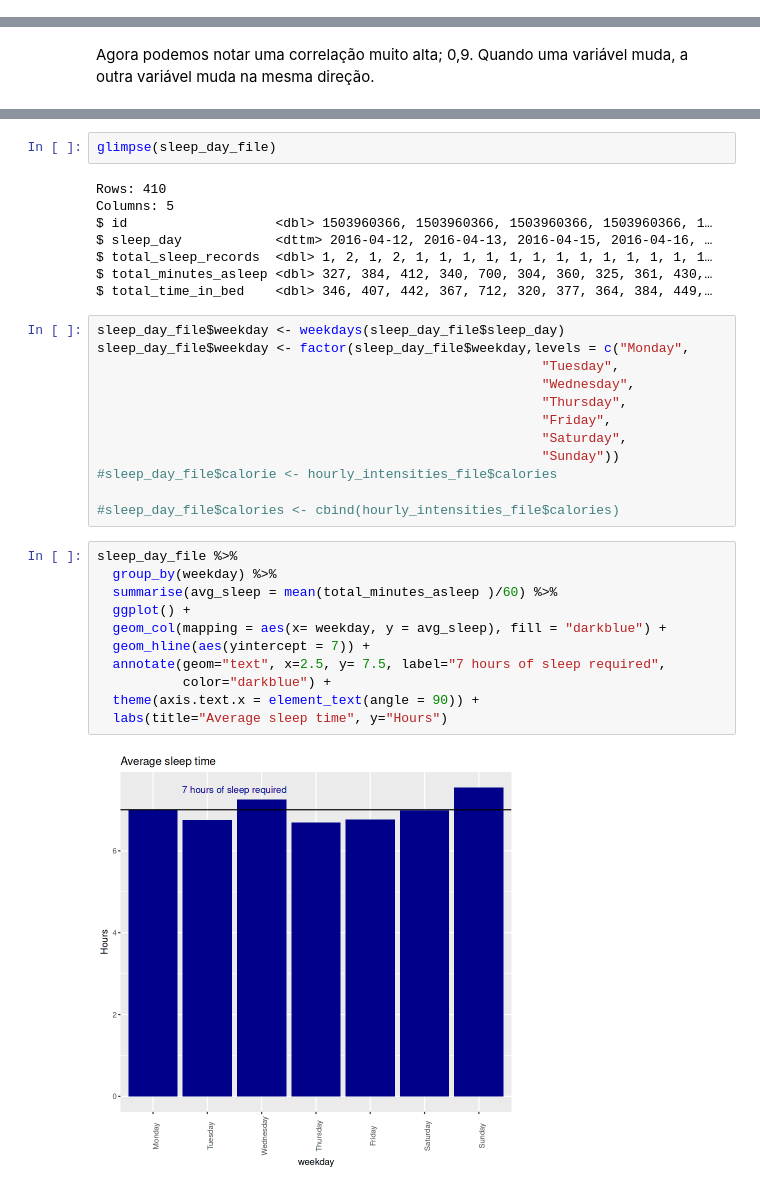
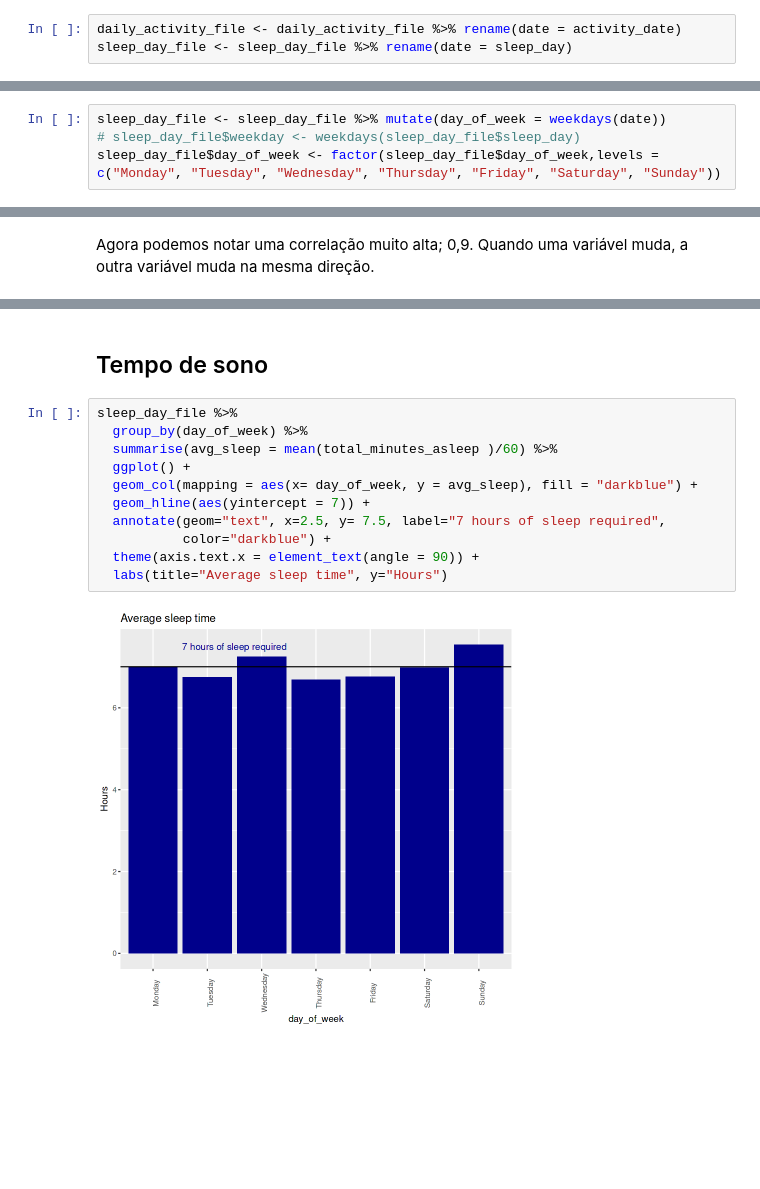
Before and after one commit to ARRETdaniel/22-2E_topicos_Especiais_em_IA_II_Sistemas_Inteligentes, a Jupyter notebook: projectFinal/finalproject-fitbit-fitness-data.ipynb, the cells around one changed output, grey strips where cells are left out. Cells and saved outputs as stored; diff of their text form; blank space fills up the shorter version.

```diff
--- a/projectFinal/finalproject-fitbit-fitness-data.ipynb
+++ b/projectFinal/finalproject-fitbit-fitness-data.ipynb
@@ -295,0 +313,3 @@ Esse processamento é possível a partir da biblioteca ***lubridate*** que nos d
+# %%
+daily_activity_file <- daily_activity_file %>% rename(date = activity_date)
+sleep_day_file <- sleep_day_file %>% rename(date = sleep_day)
@@ -295,0 +358,4 @@ Esse processamento é possível a partir da biblioteca ***lubridate*** que nos d
+# %%
+sleep_day_file <- sleep_day_file %>% mutate(day_of_week = weekdays(date))
+# sleep_day_file$weekday <- weekdays(sleep_day_file$sleep_day)
+sleep_day_file$day_of_week <- factor(sleep_day_file$day_of_week,levels = c("Monday", "Tuesday", "Wednesday", "Thursday", "Friday", "Saturday", "Sunday"))
@@ -501,35 +513,17 @@ Warning message:
-# %%
-glimpse(sleep_day_file)
-# %% [output]
-Rows: 410
-Columns: 5
-$ id                   <dbl> 1503960366, 1503960366, 1503960366, 1503960366, 1…
-$ sleep_day            <dttm> 2016-04-12, 2016-04-13, 2016-04-15, 2016-04-16, …
-$ total_sleep_records  <dbl> 1, 2, 1, 2, 1, 1, 1, 1, 1, 1, 1, 1, 1, 1, 1, 1, 1…
-$ total_minutes_asleep <dbl> 327, 384, 412, 340, 700, 304, 360, 325, 361, 430,…
-$ total_time_in_bed    <dbl> 346, 407, 442, 367, 712, 320, 377, 364, 384, 449,…
-# %%
-sleep_day_file$weekday <- weekdays(sleep_day_file$sleep_day)
-sleep_day_file$weekday <- factor(sleep_day_file$weekday,levels = c("Monday",
-                                                         "Tuesday",
-                                                         "Wednesday",
-                                                         "Thursday",
-                                                         "Friday",
-                                                         "Saturday",
-                                                         "Sunday"))
-#sleep_day_file$calorie <- hourly_intensities_file$calories
-
-#sleep_day_file$calories <- cbind(hourly_intensities_file$calories)
+# %% [markdown]
+<a id="subsection4-five"></a>
+
+## Tempo de sono
 # %%
 sleep_day_file %>%
-  group_by(weekday) %>%
+  group_by(day_of_week) %>%
   summarise(avg_sleep = mean(total_minutes_asleep )/60) %>%
   ggplot() +
-  geom_col(mapping = aes(x= weekday, y = avg_sleep), fill = "darkblue") +
+  geom_col(mapping = aes(x= day_of_week, y = avg_sleep), fill = "darkblue") +
   geom_hline(aes(yintercept = 7)) +
   annotate(geom="text", x=2.5, y= 7.5, label="7 hours of sleep required",
            color="darkblue") +
   theme(axis.text.x = element_text(angle = 90)) +
   labs(title="Average sleep time", y="Hours")
 # %% [output]
-[figure, old version]
+[figure, new version]
```
Also changed, not shown: parts of 29 cells of this notebook.
